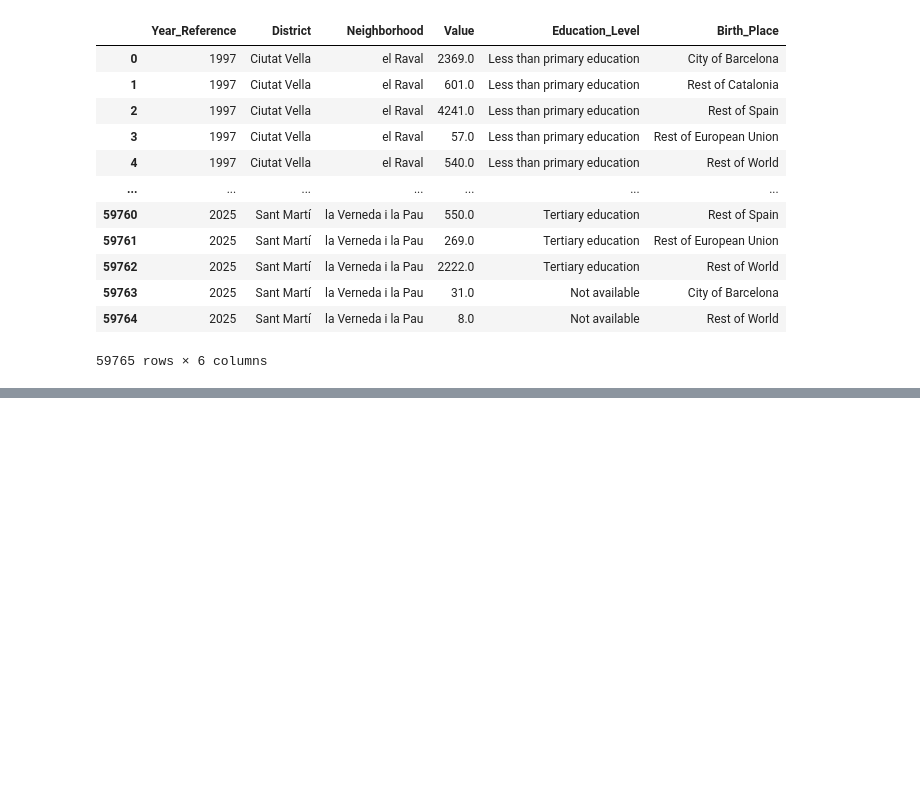
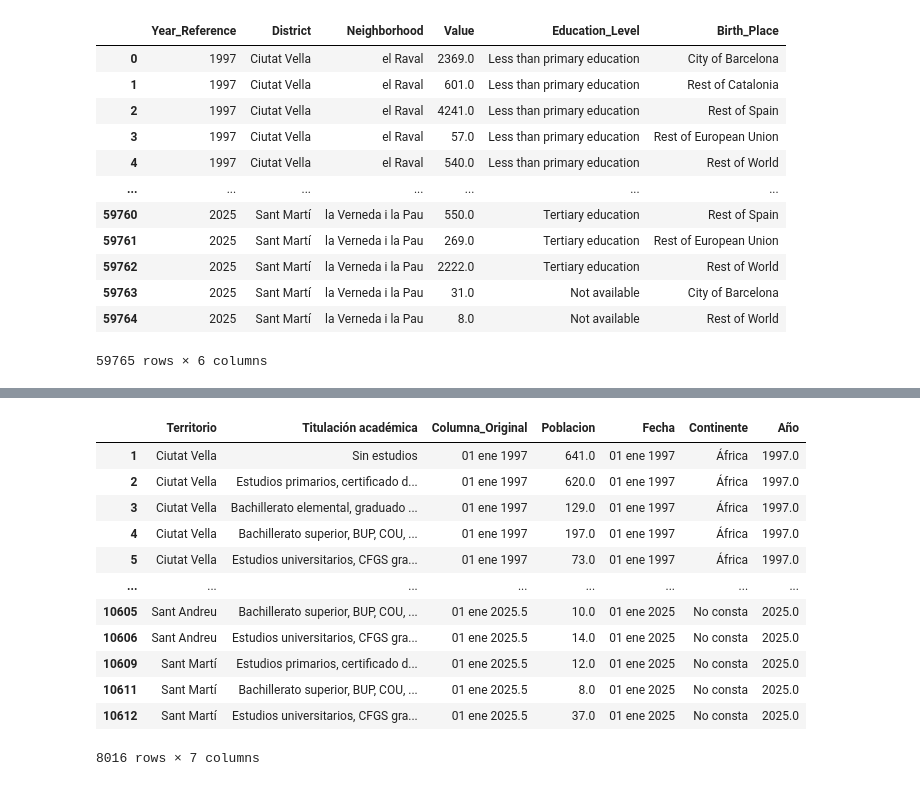
Before and after one commit to pablob2002/pablo-avdm, a Jupyter notebook: Sara/0_data_process.ipynb, the cells around one changed output, grey strips where cells are left out. Saved outputs shown, nothing was run; the diff lists cells and outputs as text; code cells hidden in the pictures; blank space fills up the shorter version.

```diff
--- a/Sara/0_data_process.ipynb
+++ b/Sara/0_data_process.ipynb
@@ -57,0 +159,17 @@ education_df
+# %%
+# Wee will mantain the first two columns and modificate all the others
+old_columns=['Territorio', 'Titulación académica']
+
+columns_to_modificate=[]
+for col in df.columns:
+    if col not in old_columns:
+        columns_to_modificate.append(col)
+
+# We change the format from wide to long
+df=df.melt(
+    id_vars=old_columns, # We mantain these ones
+    value_vars=columns_to_modificate, # Each column generates a new row for each original row
+    var_name='Columna_Original', # Name of the new column where the original columns are
+    value_name='Poblacion' # Column with the values
+)
+df
@@ -57,0 +190,55 @@ education_df
+# %%
+# We clean the values
+df['Poblacion']=df['Poblacion'].replace(['-', ''], np.nan)
+df['Poblacion']=pd.to_numeric(df['Poblacion'], errors='coerce')
+
+# We create an array with the values of Columna_Original (without repeating)
+unique_columns=df['Columna_Original'].unique()
+
+# Let's reconstruct the dataframe (we just reconstruct over the second column)
+columns_df=pd.DataFrame({
+        'Columna_Original': unique_columns,
+        'Orden_Original': range(len(unique_columns))
+    })
+
+# Each date has 6 columns (one for each continent)
+n_continents=6
+columns_df['Grupo']=columns_df['Orden_Original']//n_continents # Each group is a date
+columns_df['Posicion_Grupo']=columns_df['Orden_Original']%n_continents # Position in the group
+map_continents={
+        0: 'África', 1: 'América', 2: 'Asia',
+        3: 'Europa', 4: 'Oceanía', 5: 'No consta'
+    }
+
+# Extract continents
+columns_df['Continente'] = columns_df['Posicion_Grupo'].map(map_continents)
+
+# Extract dates
+dates=columns_df.groupby('Grupo')['Columna_Original'].first().tolist()
+columns_df['Fecha'] = columns_df['Grupo'].map(lambda x: dates[x])
+
+# Let's add them to the original df
+final_map=columns_df.set_index('Columna_Original')[['Fecha', 'Continente']].to_dict('index')
+df['Fecha']=df['Columna_Original'].map(lambda x: final_map[x]['Fecha'])
+df['Continente']=df['Columna_Original'].map(lambda x: final_map[x]['Continente'])
+
+#Extract the year
+df['Año']=df['Fecha'].str.extract(r'(\d{4})').astype(float)
+
+# We clean data again
+df=df.dropna(subset=['Poblacion'])
+df
+# %% [output]
+|  | Territorio | Titulación académica | Columna_Original | Poblacion | Fecha | Continente | Año |
+| 1 | Ciutat Vella | Sin estudios | 01 ene 1997 | 641.0 | 01 ene 1997 | África | 1997.0 |
+| 2 | Ciutat Vella | Estudios primarios, certificado d... | 01 ene 1997 | 620.0 | 01 ene 1997 | África | 1997.0 |
+| 3 | Ciutat Vella | Bachillerato elemental, graduado ... | 01 ene 1997 | 129.0 | 01 ene 1997 | África | 1997.0 |
+| 4 | Ciutat Vella | Bachillerato superior, BUP, COU, ... | 01 ene 1997 | 197.0 | 01 ene 1997 | África | 1997.0 |
+| 5 | Ciutat Vella | Estudios universitarios, CFGS gra... | 01 ene 1997 | 73.0 | 01 ene 1997 | África | 1997.0 |
+| ... | ... | ... | ... | ... | ... | ... | ... |
+| 10605 | Sant Andreu | Bachillerato superior, BUP, COU, ... | 01 ene 2025.5 | 10.0 | 01 ene 2025 | No consta | 2025.0 |
+| 10606 | Sant Andreu | Estudios universitarios, CFGS gra... | 01 ene 2025.5 | 14.0 | 01 ene 2025 | No consta | 2025.0 |
+| 10609 | Sant Martí | Estudios primarios, certificado d... | 01 ene 2025.5 | 12.0 | 01 ene 2025 | No consta | 2025.0 |
+| 10611 | Sant Martí | Bachillerato superior, BUP, COU, ... | 01 ene 2025.5 | 8.0 | 01 ene 2025 | No consta | 2025.0 |
+| 10612 | Sant Martí | Estudios universitarios, CFGS gra... | 01 ene 2025.5 | 37.0 | 01 ene 2025 | No consta | 2025.0 |
+8016 rows × 7 columns
```
Also changed, not shown: parts of 11 cells of this notebook.
